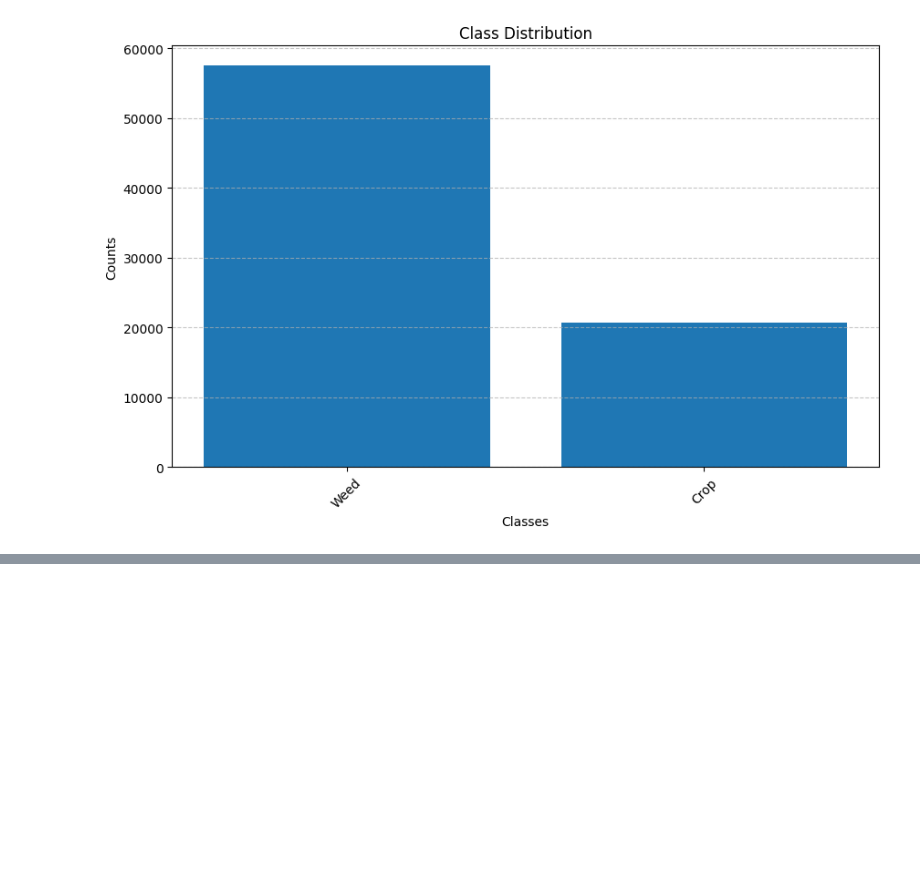
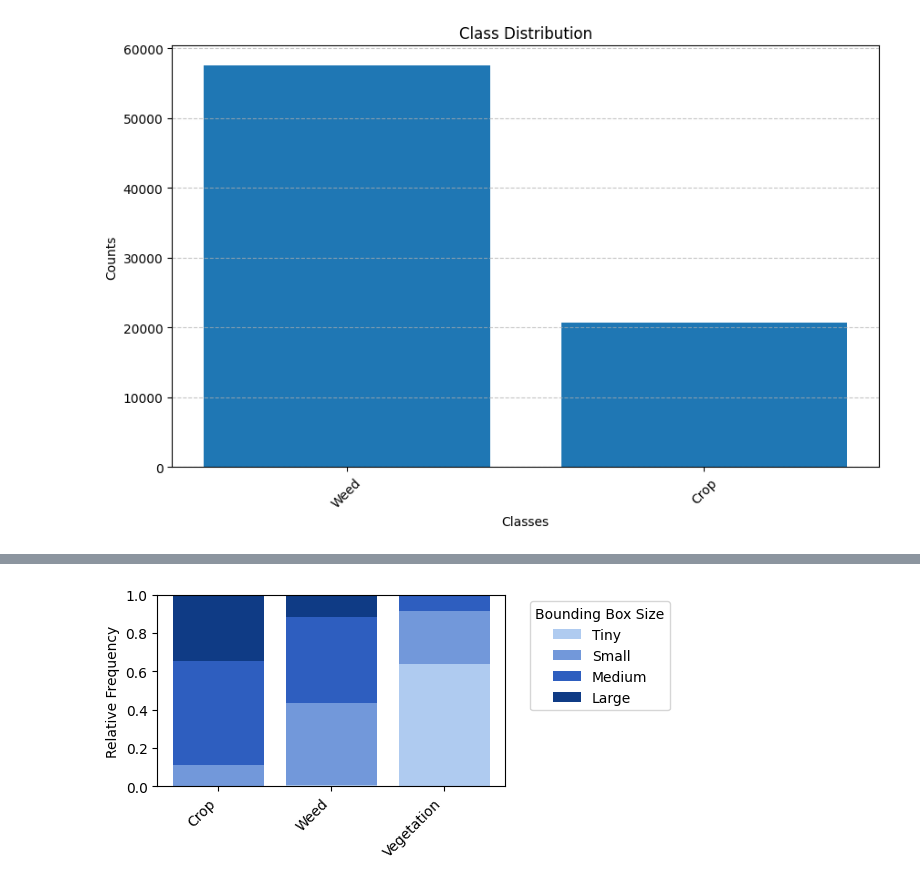
Before and after one commit to selinaweh/Studienarbeit, a Jupyter notebook: data_preprocessing/data_preprocessing.ipynb, the cells around one changed output, grey strips where cells are left out. Cells and saved outputs as stored; diff of their text form; code cells hidden in the pictures; blank space fills up the shorter version.

```diff
--- a/data_preprocessing/data_preprocessing.ipynb
+++ b/data_preprocessing/data_preprocessing.ipynb
@@ -20,6 +21,8 @@ YOLO_CW2_EVAL_IMG_DIR_TRAIN = os.path.join(YOLO_DATA_DIR, 'CropOrWeed2Eval/image
 YOLO_CW2_EVAL_LABEL_DIR_TRAIN = os.path.join(YOLO_DATA_DIR, 'CropOrWeed2Eval/labels/train/')
 example_image_yolo_eval = os.path.join(YOLO_CW2_EVAL_IMG_DIR_TRAIN, 'ave-0178-0015.jpg')
 example_label_yolo_eval = os.path.join(YOLO_CW2_EVAL_LABEL_DIR_TRAIN, 'ave-0178-0015.txt')
+
+SRC_COW2_EVAL = os.path.join(LABELS_DIR, "CropOrWeed2Eval/")
 # %% [markdown]
 # Explore source images
 # %% [markdown]
@@ -311,0 +327,13 @@ count_bboxes_in_labels()
+# %%
+# Plot instance sizes per class for Crop, Weed and Vegetation
+class_names = {
+    0: "Crop",
+    1: "Weed",
+    255: "Vegetation"
+}
+
+
+size_distribution = get_size_distribution([SRC_COW2_EVAL], class_names)
+plot_size_distribution(size_distribution)
+# %% [output]
+[figure, added]
```
Also changed, not shown: parts of 8 cells of this notebook, 8 other files.
